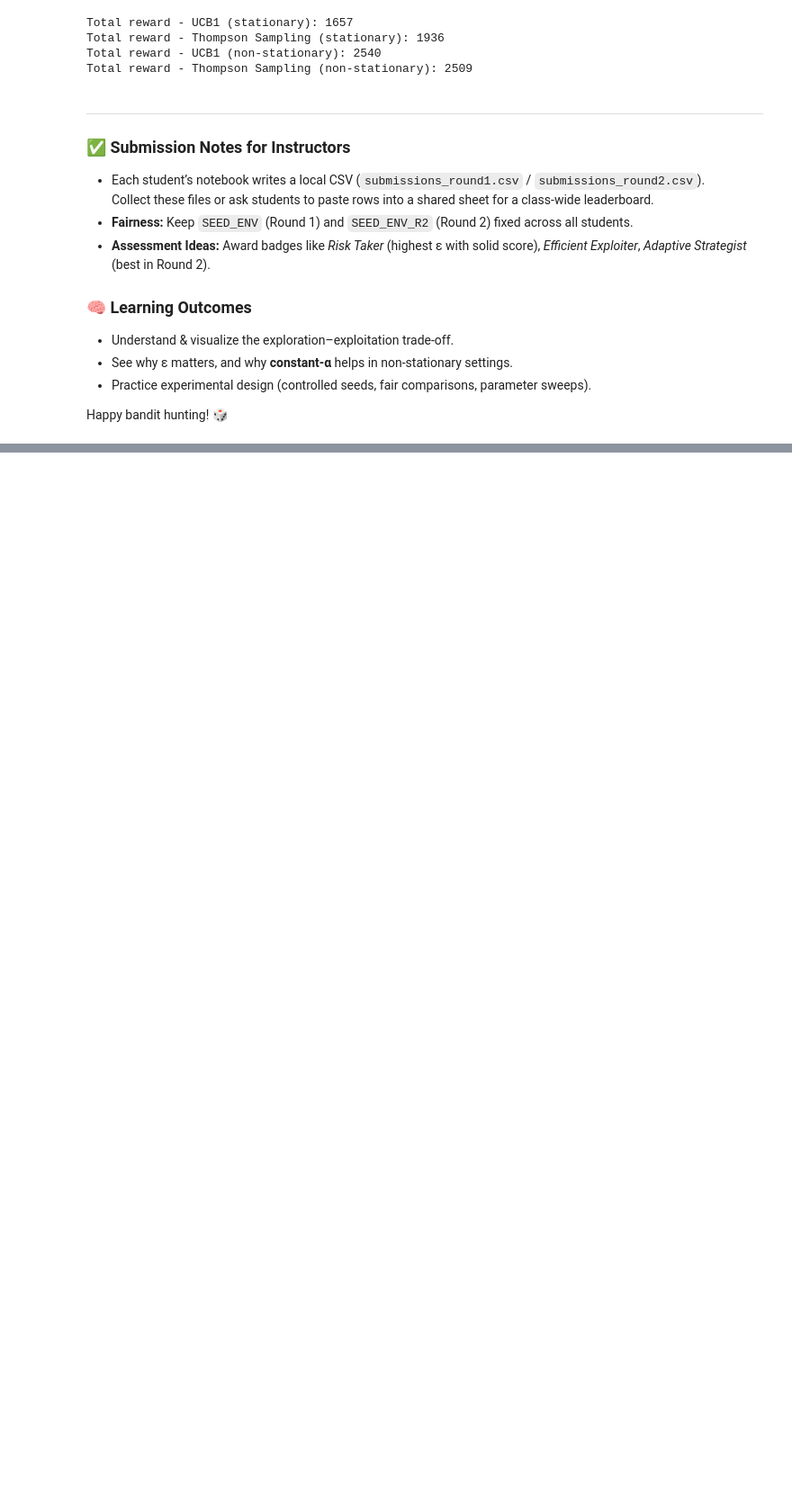
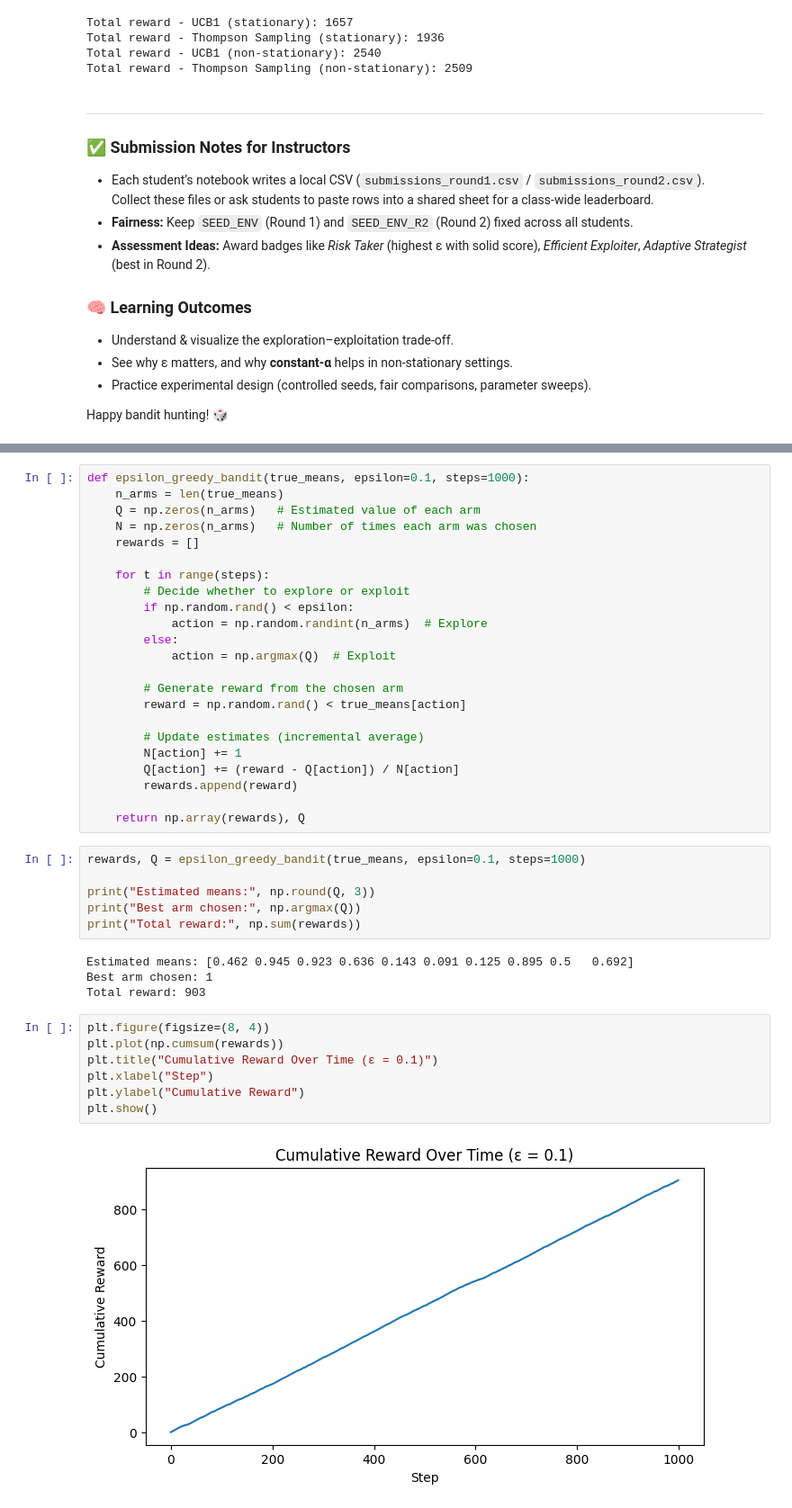
Before and after one commit to tcsgik/CSCN8020_Workshop-MultiArmedBandit, a Jupyter notebook: Casino_Challenge_MAB_Workshop.ipynb, the cells around one changed output, grey strips where cells are left out. Shown at 90% size. Cells and saved outputs as stored; diff of their text form; blank space fills up the shorter version.

```diff
--- a/Casino_Challenge_MAB_Workshop.ipynb
+++ b/Casino_Challenge_MAB_Workshop.ipynb
@@ -628,0 +664,42 @@ Happy bandit hunting! 🎲
+# %%
+def epsilon_greedy_bandit(true_means, epsilon=0.1, steps=1000):
+    n_arms = len(true_means)
+    Q = np.zeros(n_arms)   # Estimated value of each arm
+    N = np.zeros(n_arms)   # Number of times each arm was chosen
+    rewards = []
+
+    for t in range(steps):
+        # Decide whether to explore or exploit
+        if np.random.rand() < epsilon:
+            action = np.random.randint(n_arms)  # Explore
+        else:
+            action = np.argmax(Q)  # Exploit
+
+        # Generate reward from the chosen arm
+        reward = np.random.rand() < true_means[action]
+
+        # Update estimates (incremental average)
+        N[action] += 1
+        Q[action] += (reward - Q[action]) / N[action]
+        rewards.append(reward)
+
+    return np.array(rewards), Q
+# %%
+rewards, Q = epsilon_greedy_bandit(true_means, epsilon=0.1, steps=1000)
+
+print("Estimated means:", np.round(Q, 3))
+print("Best arm chosen:", np.argmax(Q))
+print("Total reward:", np.sum(rewards))
+# %% [output]
+Estimated means: [0.462 0.945 0.923 0.636 0.143 0.091 0.125 0.895 0.5   0.692]
+Best arm chosen: 1
+Total reward: 903
+# %%
+plt.figure(figsize=(8, 4))
+plt.plot(np.cumsum(rewards))
+plt.title("Cumulative Reward Over Time (ε = 0.1)")
+plt.xlabel("Step")
+plt.ylabel("Cumulative Reward")
+plt.show()
+# %% [output]
+[figure, added]
```
Also changed, not shown: parts of 6 cells of this notebook.
